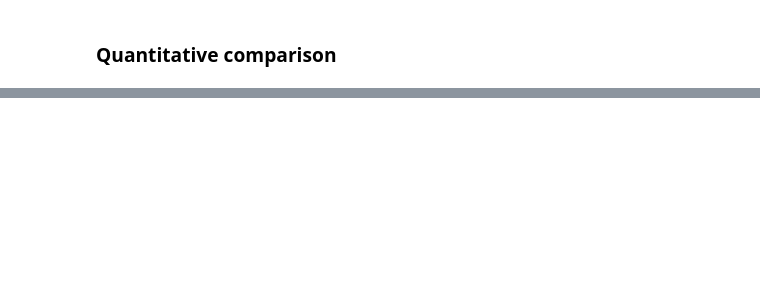
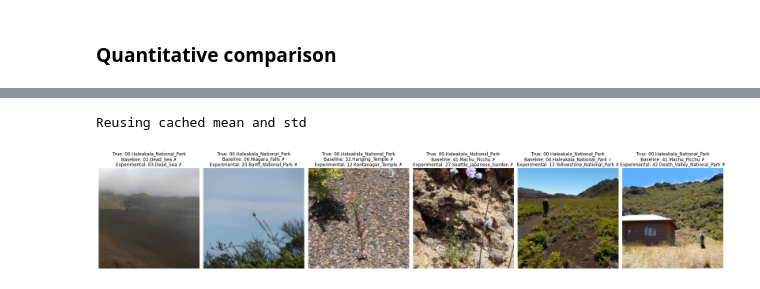
Before and after one commit to PHIacademy/deep-learning-systems, a Jupyter notebook: deep_learning.ipynb, the cells around one changed output, grey strips where cells are left out. Saved outputs shown, nothing was run; the diff lists cells and outputs as text; code cells hidden in the pictures; blank space fills up the shorter version.

```diff
--- a/deep_learning.ipynb
+++ b/deep_learning.ipynb
@@ -254,0 +419,65 @@ print("requirements.txt written.")
+# %%
+import random
+from src.helpers import compute_mean_and_std
+
+# Class names (folder names, e.g. "07.Stonehenge")
+class_names = data_loaders["test"].dataset.classes
+
+# Un-normalize helper, so images display with natural colors instead of
+# the normalized tensor values used for training/inference
+mean, std = compute_mean_and_std()
+
+def unnormalize(img_tensor):
+    img = img_tensor.clone()
+    for c in range(3):
+        img[c] = img[c] * std[c] + mean[c]
+    return img.clamp(0, 1)
+
+baseline_model.eval()
+experimental_model.eval()
+
+# Pull one batch from the test set and pick a handful of examples to display
+images, labels = next(iter(data_loaders["test"]))
+n_show = 6
+idxs = random.sample(range(images.size(0)), min(n_show, images.size(0)))
+
+# Move the batch to whichever device the models are on (GPU, if available) —
+# DataLoader batches are plain CPU tensors by default, but the models were
+# trained on GPU, so a mismatch here would raise a device error
+if torch.cuda.is_available():
+    images = images.cuda()
+
+with torch.no_grad():
+    baseline_logits = baseline_model(images)
+    experimental_logits = experimental_model(images)
+
+baseline_preds = baseline_logits.argmax(dim=1)
+experimental_preds = experimental_logits.argmax(dim=1)
+
+fig, axes = plt.subplots(1, len(idxs), figsize=(4 * len(idxs), 4.5))
+for ax, idx in zip(axes, idxs):
+    # unnormalize()/imshow() need a CPU array, so bring just this one image back
+    img = unnormalize(images[idx].cpu()).permute(1, 2, 0).numpy()
+    true_label = class_names[labels[idx].item()]
+    base_pred = class_names[baseline_preds[idx].item()]
+    exp_pred = class_names[experimental_preds[idx].item()]
+
+    ax.imshow(img)
+    ax.axis("off")
+
+    # Mark each model's prediction as correct (✓) or incorrect (✗)
+    # against the true label, so mismatches are visible at a glance
+    base_mark = "✓" if base_pred == true_label else "✗"
+    exp_mark = "✓" if exp_pred == true_label else "✗"
+    ax.set_title(
+        f"True: {true_label}\n"
+        f"Baseline: {base_pred} {base_mark}\n"
+        f"Experimental: {exp_pred} {exp_mark}",
+        fontsize=12,
+    )
+
+plt.tight_layout()
+plt.show()
+# %% [output]
+Reusing cached mean and std
+[figure, added]
```
Also changed, not shown: parts of 32 cells of this notebook.
